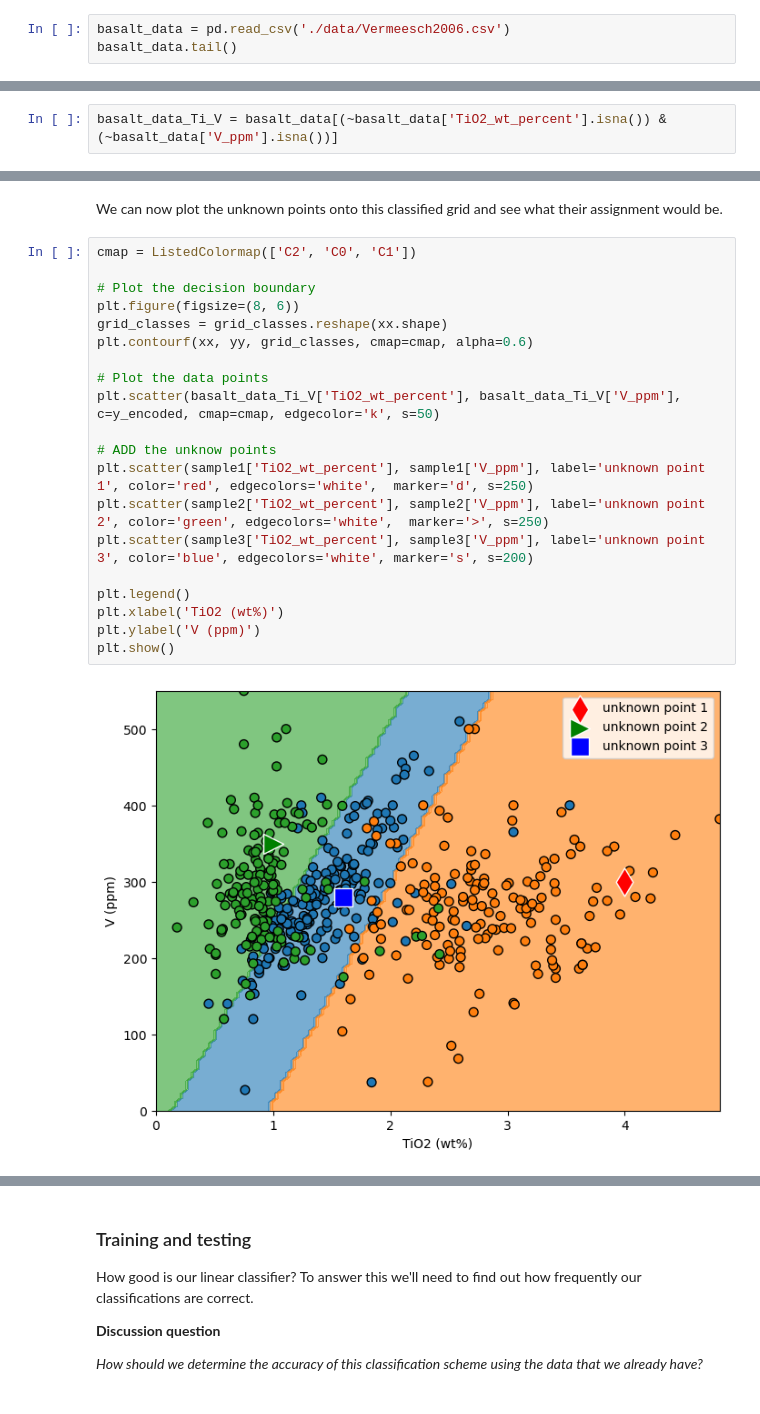
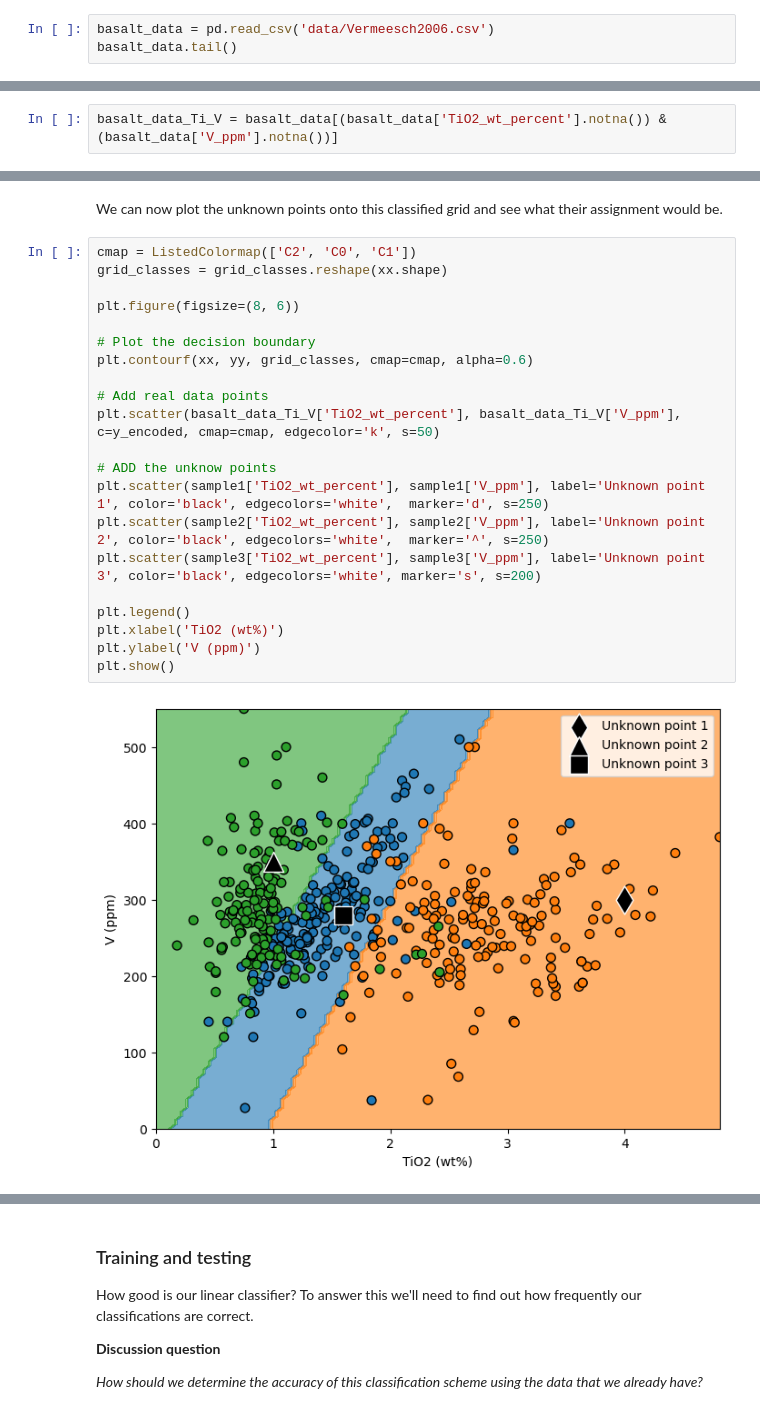
Before and after one commit to AI4EPS/EPS88_PyEarth, a Jupyter notebook: docs/lectures/05_classification.ipynb, the cells around one changed output, grey strips where cells are left out. Cells and saved outputs as stored; diff of their text form.

```diff
--- a/docs/lectures/05_classification.ipynb
+++ b/docs/lectures/05_classification.ipynb
@@ -63,7 +63,7 @@ These data were grouped into 3 categories:
 
 The data are from the supplemental materials of the Vermeesch (2006) paper. The samples are grouped by affinity MORB, OIB, and IAB.
 # %%
-basalt_data = pd.read_csv('./data/Vermeesch2006.csv')
+basalt_data = pd.read_csv('data/Vermeesch2006.csv')
 basalt_data.tail()
 # %% [output]
 |  | affinity | SiO2_wt_percent | TiO2_wt_percent | Al2O3_wt_percent | Fe2O3_wt_percent | FeO_wt_percent | ... |
@@ -192,3 +199,3 @@ We need to do a bit of prep work on the data first as not all of the data have T
 # %%
-basalt_data_Ti_V = basalt_data[(~basalt_data['TiO2_wt_percent'].isna()) & (~basalt_data['V_ppm'].isna())]
+basalt_data_Ti_V = basalt_data[(basalt_data['TiO2_wt_percent'].notna()) & (basalt_data['V_ppm'].notna())]
 # %%
@@ -314,24 +288,25 @@ plt.show()
 We can now plot the unknown points onto this classified grid and see what their assignment would be.
 # %%
 cmap = ListedColormap(['C2', 'C0', 'C1'])
+grid_classes = grid_classes.reshape(xx.shape)
+
+plt.figure(figsize=(8, 6))
 
 # Plot the decision boundary
-plt.figure(figsize=(8, 6))
-grid_classes = grid_classes.reshape(xx.shape)
 plt.contourf(xx, yy, grid_classes, cmap=cmap, alpha=0.6)
 
-# Plot the data points
+# Add real data points
 plt.scatter(basalt_data_Ti_V['TiO2_wt_percent'], basalt_data_Ti_V['V_ppm'], c=y_encoded, cmap=cmap, edgecolor='k', s=50)
 
 # ADD the unknow points
-plt.scatter(sample1['TiO2_wt_percent'], sample1['V_ppm'], label='unknown point 1', color='red', edgecolors='white',  marker='d', s=250)
-plt.scatter(sample2['TiO2_wt_percent'], sample2['V_ppm'], label='unknown point 2', color='green', edgecolors='white',  marker='>', s=250)
-plt.scatter(sample3['TiO2_wt_percent'], sample3['V_ppm'], label='unknown point 3', color='blue', edgecolors='white', marker='s', s=200)
+plt.scatter(sample1['TiO2_wt_percent'], sample1['V_ppm'], label='Unknown point 1', color='black', edgecolors='white',  marker='d', s=250)
+plt.scatter(sample2['TiO2_wt_percent'], sample2['V_ppm'], label='Unknown point 2', color='black', edgecolors='white',  marker='^', s=250)
+plt.scatter(sample3['TiO2_wt_percent'], sample3['V_ppm'], label='Unknown point 3', color='black', edgecolors='white', marker='s', s=200)
 
 plt.legend()
 plt.xlabel('TiO2 (wt%)')
 plt.ylabel('V (ppm)')
 plt.show()
 # %% [output]
-[figure, old version]
+[figure, new version]
 # %% [markdown]
```
Also changed, not shown: parts of 36 cells of this notebook, 15 other files.
